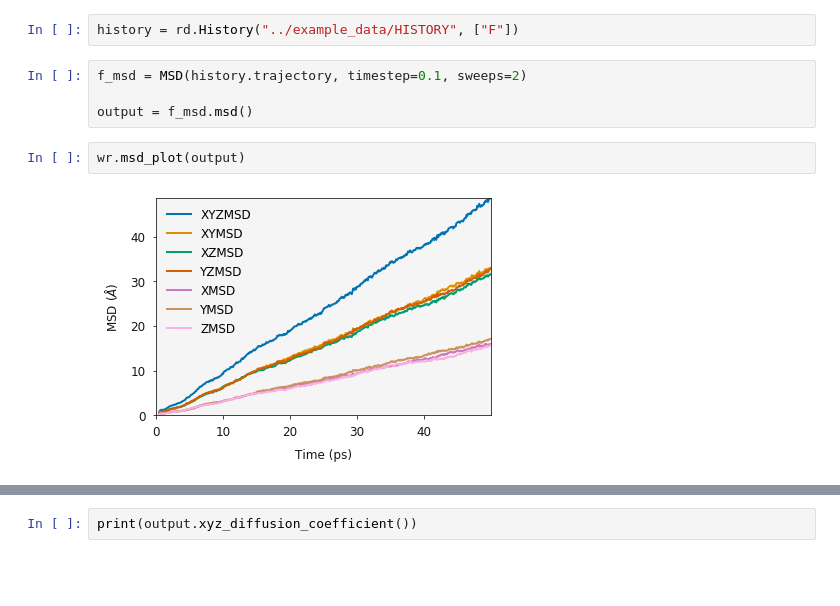
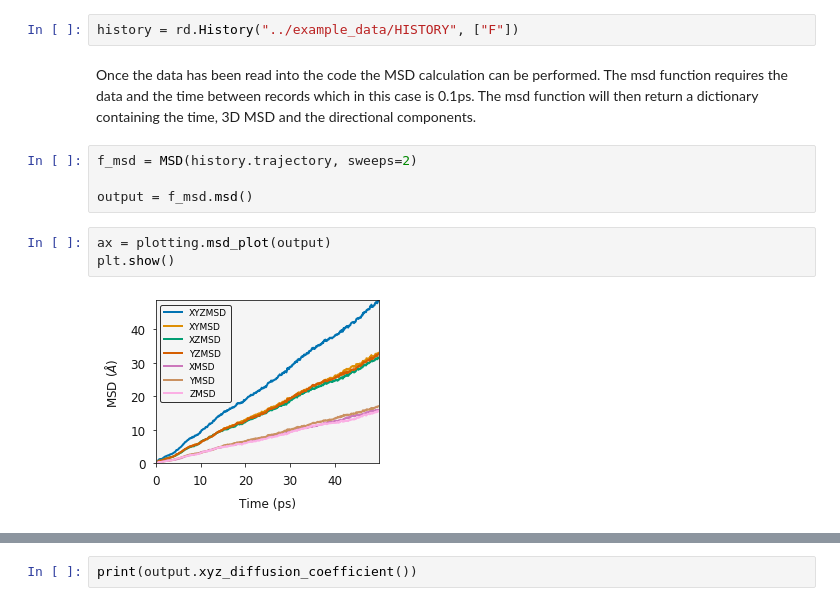
Before and after one commit to symmy596/Polypy, a Jupyter notebook: examples/notebooks/MSD.ipynb, the cells around one changed output, grey strips where cells are left out. Drawn from its saved outputs; the diff is of its cells as text; blank space fills up the shorter version.

```diff
--- a/examples/notebooks/MSD.ipynb
+++ b/examples/notebooks/MSD.ipynb
@@ -41,10 +45,13 @@ import matplotlib.pyplot as plt
 # %%
 history = rd.History("../example_data/HISTORY", ["F"])
+# %% [markdown]
+Once the data has been read into the code the MSD calculation can be performed. The msd function requires the data and the time between records which in this case is 0.1ps. The msd function will then return a dictionary containing the time, 3D MSD and the directional components.
 # %%
-f_msd = MSD(history.trajectory, timestep=0.1, sweeps=2)
+f_msd = MSD(history.trajectory, sweeps=2)
 
 output = f_msd.msd()
-# %%
-wr.msd_plot(output)
-# %% [output]
-[figure, removed]
+# %%
+ax = plotting.msd_plot(output)
+plt.show()
+# %% [output]
+[figure, added]
```
Also changed, not shown: parts of 20 cells of this notebook, 21 other files.
